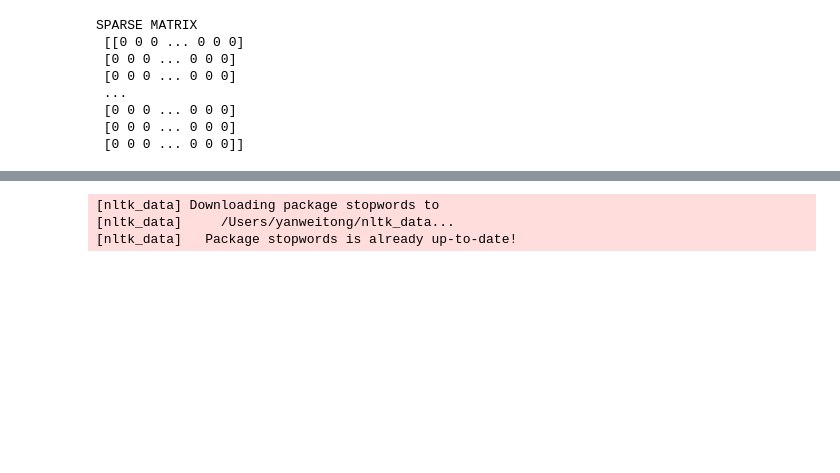
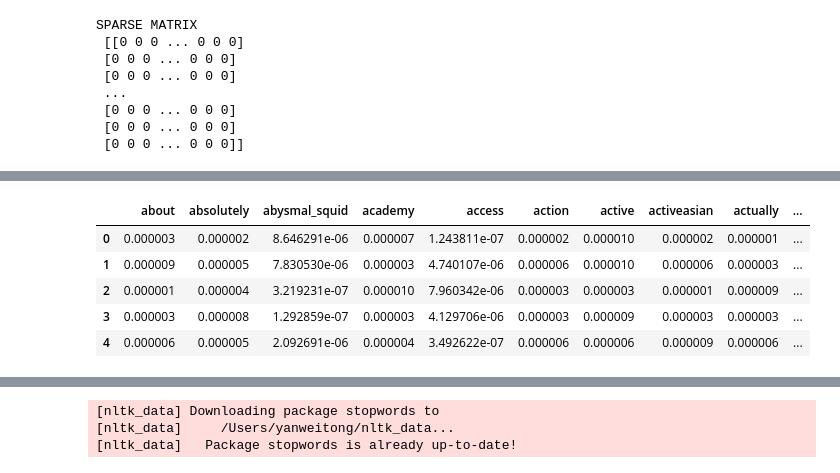
Before and after one commit to anly501/Yichen_Personal_web, a Jupyter notebook: codes/02-data-cleaning/twitter_text_clean.ipynb, the cells around one changed output, grey strips where cells are left out. Cells and saved outputs as stored; diff of their text form; code cells hidden in the pictures; blank space fills up the shorter version.

```diff
--- a/codes/02-data-cleaning/twitter_text_clean.ipynb
+++ b/codes/02-data-cleaning/twitter_text_clean.ipynb
@@ -120,0 +89,12 @@ KeyboardInterrupt:
+# %%
+noise=np.random.uniform(0,0.00001,X.shape)
+
+df=pd.DataFrame(noise+X, columns=col_names)
+df = df.drop(df.columns[0:50],axis = 1)
+# %% [output]
+|  | about | absolutely | abysmal_squid | academy | access | action | active | activeasian | actually | ... |
+| 0 | 0.000003 | 0.000002 | 8.646291e-06 | 0.000007 | 1.243811e-07 | 0.000002 | 0.000010 | 0.000002 | 0.000001 | ... |
+| 1 | 0.000009 | 0.000005 | 7.830530e-06 | 0.000003 | 4.740107e-06 | 0.000006 | 0.000010 | 0.000006 | 0.000003 | ... |
+| 2 | 0.000001 | 0.000004 | 3.219231e-07 | 0.000010 | 7.960342e-06 | 0.000003 | 0.000003 | 0.000001 | 0.000009 | ... |
+| 3 | 0.000003 | 0.000008 | 1.292859e-07 | 0.000003 | 4.129706e-06 | 0.000003 | 0.000009 | 0.000003 | 0.000003 | ... |
+| 4 | 0.000006 | 0.000005 | 2.092691e-06 | 0.000004 | 3.492622e-07 | 0.000006 | 0.000006 | 0.000009 | 0.000006 | ... |
```
Also changed, not shown: parts of 9 cells of this notebook, 9 other files.
